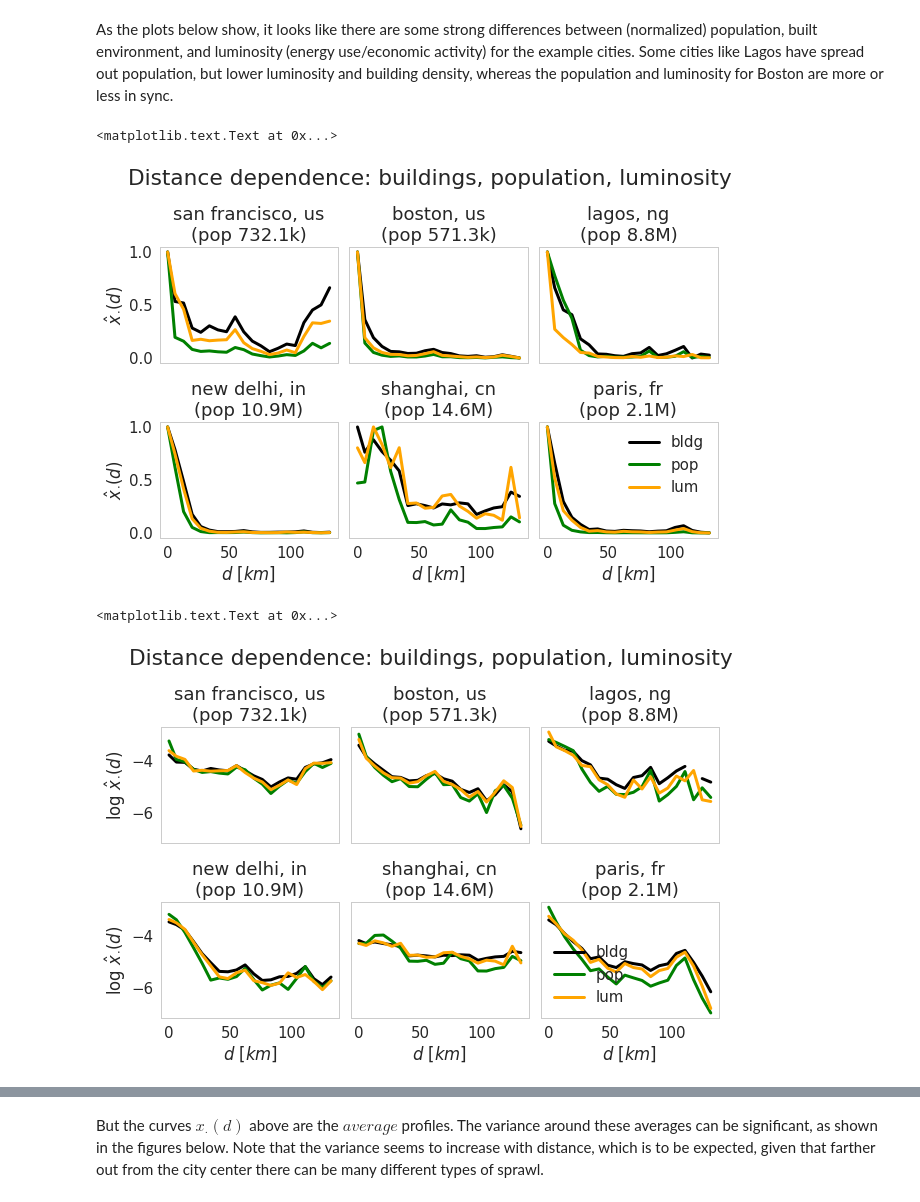
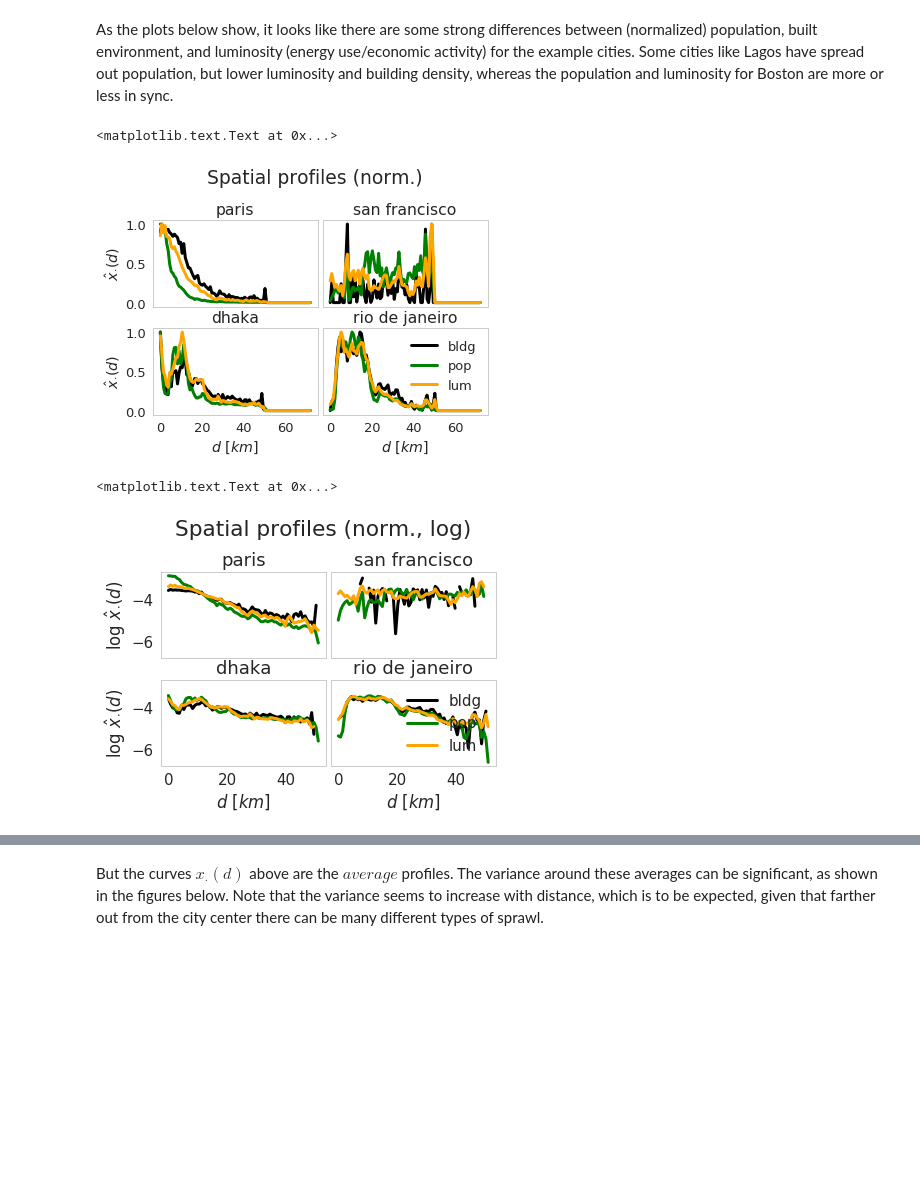
Before and after one commit to adrianalbert/urbanization-patterns, a Jupyter notebook: experiments/City clustering analysis.ipynb, the cells around one changed output, grey strips where cells are left out. Drawn from its saved outputs; the diff is of its cells as text; code cells hidden in the pictures; blank space fills up the shorter version.

Commit message:
updated code for computing spatial statistics

```diff
--- a/experiments/City clustering analysis.ipynb
+++ b/experiments/City clustering analysis.ipynb
@@ -143,3 +142,15 @@ colormap_cities = dict(zip(smpl.keys(), sns.color_palette()))
+# %%
+mycities = [("paris", "france"), ("rio de janeiro", "brazil"),
+            ("san francisco", "united states"), ("dhaka", "bangladesh")]
+
+cities_smpl = {}
+for c in mycities:
+    for k,v in cities.iteritems():
+        if v['city'] == c[0] and v['country']:
+            cities_smpl[v['city']] = v
+            break
+
+colormap_cities = dict(zip(cities_smpl.keys(), sns.color_palette()))
 # %% [markdown]
 #### Raw profiles and average spatial gradient estimation
 # %%
@@ -147,10 +158,10 @@ sns.set_context("notebook", font_scale=1.5)
 fig, ax = plt.subplots(1,3, figsize=(12,4), gridspec_kw={"wspace":0.195, "hspace":0.5},
                       sharex=True, sharey=False)
 
-for j,s,a in zip(range(len(smpl)),['bldg', 'pop', 'lum'],ax.flatten()):
-    for k,v in smpl.iteritems():
+for j,s,a in zip(range(len(cities_smpl)),['bldg', 'pop', 'lum'],ax.flatten()):
+    for k,v in cities_smpl.iteritems():
         mu = v['profiles'][s][0]
-        a.plot(xtick_labels, np.log10(mu), lw=3, color=colormap_cities[k],
+        a.plot(distance_km, np.log10(mu), lw=3, color=colormap_cities[k],
                label=v['city'].split("(")[0])
     a.set_title(s)
     if j == 0:
@@ -168,11 +179,11 @@ sns.set_context("notebook", font_scale=1.5)
 fig, ax = plt.subplots(1,3, figsize=(12,4), gridspec_kw={"wspace":0.195, "hspace":0.5},
                       sharex=True, sharey=False)
 
-for j,s,a in zip(range(len(smpl)),['bldg', 'pop', 'lum'],ax.flatten()):
-    for i,k in enumerate(smpl.keys()[:2]):
-        v = smpl[k]
+for j,s,a in zip(range(len(cities_smpl)),['bldg', 'pop', 'lum'],ax.flatten()):
+    for i,k in enumerate(cities_smpl.keys()[:2]):
+        v = cities_smpl[k]
         mu = v['profiles'][s][0]
-        sns.regplot(xtick_labels, np.log10(mu), ax=a,
+        sns.regplot(distance_km, np.log10(mu), ax=a, fit_reg=True,
                    label=v['city'].split("(")[0], color=colormap_cities[k])
         a.set_title(s)
     if j == 0:
@@ -190,48 +201,48 @@ plt.suptitle("Distance dependence: buildings, population, luminosity")
 # %% [markdown]
 As the plots below show, it looks like there are some strong differences between (normalized) population, built environment, and luminosity (energy use/economic activity) for the example cities. Some cities like Lagos have spread out population, but lower luminosity and building density, whereas the population and luminosity for Boston are more or less in sync.
 # %%
-sns.set_context("notebook", font_scale=1.5)
-fig, ax = plt.subplots(2,3, figsize=(10,6), gridspec_kw={"wspace":0.065, "hspace":0.5},
+sns.set_context("notebook", font_scale=1.3)
+fig, ax = plt.subplots(2,2, figsize=(6,4), gridspec_kw={"wspace":0.03, "hspace":0.25},
                       sharex=True, sharey=True)
 
-for j,(k,v),a in zip(range(len(smpl)),smpl.iteritems(), ax.flatten()):
+for j,(k,v),a in zip(range(len(cities_smpl)),cities_smpl.iteritems(), ax.flatten()):
     for s in ['bldg', 'pop', 'lum']:
         mu = v['profiles'][s][0]
         scale = mu.max() #v['sum area'][s]
-        a.plot(xtick_labels, mu / scale, lw=3, label=s, color=colormap[s])
+        a.plot(distance_km, mu / scale, lw=3, label=s, color=colormap[s])
     a.set_title(v['city'].replace(' (','\n('))
-    if j % 3 == 0:
+    if j % 2 == 0:
         a.set_ylabel("$\hat x_{\cdot}(d)$")
-    if j in [3,4,5]:
+    if j in [2,3]:
         a.set_xlabel("$d \ [km]$")
 
 a.legend(loc="best")
 fig.subplots_adjust(top=0.8)
-plt.suptitle("Distance dependence: buildings, population, luminosity")
+plt.suptitle("Spatial profiles (norm.)")
 # %% [output]
 <matplotlib.text.Text at 0x...>
-[figure, old version]
+[figure, new version]
 # %%
 sns.set_context("notebook", font_scale=1.5)
-fig, ax = plt.subplots(2,3, figsize=(10,6), gridspec_kw={"wspace":0.065, "hspace":0.5},
+fig, ax = plt.subplots(2,2, figsize=(6,4), gridspec_kw={"wspace":0.03, "hspace":0.25},
                       sharex=True, sharey=True)
 
-for j,(k,v),a in zip(range(len(smpl)),smpl.iteritems(), ax.flatten()):
+for j,(k,v),a in zip(range(len(cities_smpl)),cities_smpl.iteritems(), ax.flatten()):
     for s in ['bldg', 'pop', 'lum']:
         mu = v['profiles'][s][0]
         scale = v['sum area'][s]
-        a.plot(xtick_labels, np.log10(mu / scale), lw=3, label=s, color=colormap[s])
+        a.plot(distance_km, np.log10(mu / scale), lw=3, label=s, color=colormap[s])
     a.set_title(v['city'].replace(' (','\n('))
-    if j % 3 == 0:
+    if j % 2 == 0:
         a.set_ylabel("log $\hat x_{\cdot}(d)$")
-    if j in [3,4,5]:
+    if j in [2,3]:
         a.set_xlabel("$d \ [km]$")
 
 a.legend(loc="best")
 fig.subplots_adjust(top=0.8)
-plt.suptitle("Distance dependence: buildings, population, luminosity")
+plt.suptitle("Spatial profiles (norm., log)")
 # %% [output]
 <matplotlib.text.Text at 0x...>
-[figure, old version]
+[figure, new version]
 # %%
 sns.set_context("notebook", font_scale=1.5)
```
Also changed, not shown: parts of 9 cells of this notebook, 1 other file.
